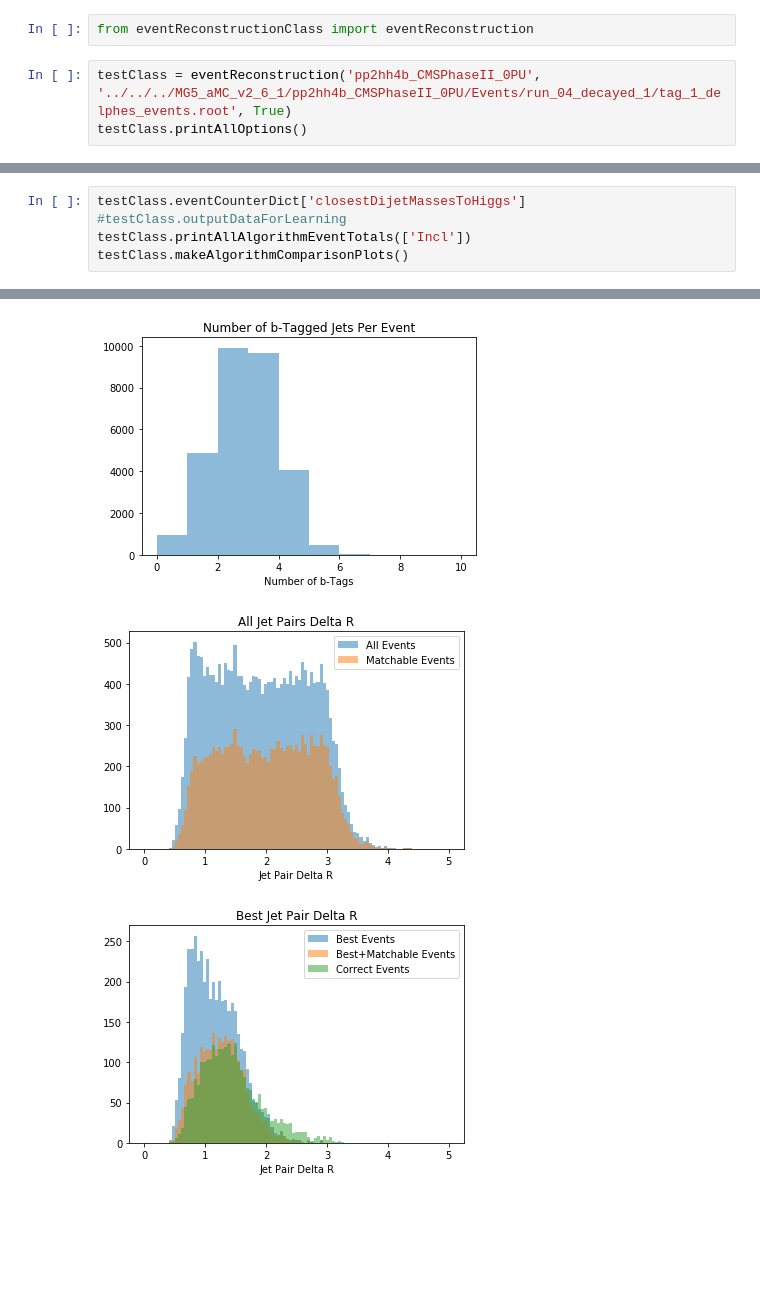
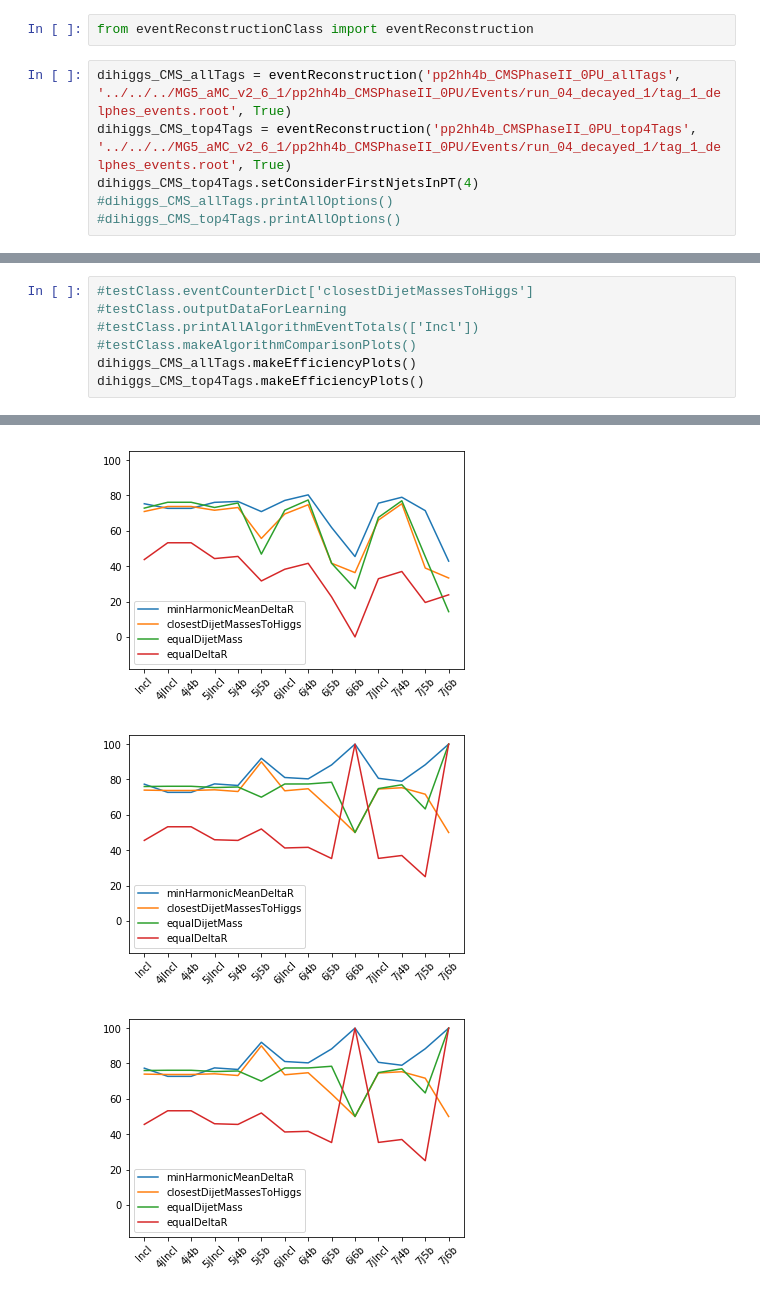
Before and after one commit to btannenw/CMS_machineLearning, a Jupyter notebook: diHiggsMLProject/higgsReconstruction/dihiggsVSqcd_comparison.ipynb, the cells around one changed output, grey strips where cells are left out. Cells and saved outputs as stored; diff of their text form; blank space fills up the shorter version.

Commit message:
added more options and efficiency plotting to event reco class. can now compare scenarios. plotting class needs lots of work

```diff
--- a/diHiggsMLProject/higgsReconstruction/dihiggsVSqcd_comparison.ipynb
+++ b/diHiggsMLProject/higgsReconstruction/dihiggsVSqcd_comparison.ipynb
@@ -1,6 +1,9 @@
 # %%
 from eventReconstructionClass import eventReconstruction
 # %%
-testClass = eventReconstruction('pp2hh4b_CMSPhaseII_0PU', '../../../MG5_aMC_v2_6_1/pp2hh4b_CMSPhaseII_0PU/Events/run_04_decayed_1/tag_1_delphes_events.root', True)
-testClass.printAllOptions()
+dihiggs_CMS_allTags = eventReconstruction('pp2hh4b_CMSPhaseII_0PU_allTags', '../../../MG5_aMC_v2_6_1/pp2hh4b_CMSPhaseII_0PU/Events/run_04_decayed_1/tag_1_delphes_events.root', True)
+dihiggs_CMS_top4Tags = eventReconstruction('pp2hh4b_CMSPhaseII_0PU_top4Tags', '../../../MG5_aMC_v2_6_1/pp2hh4b_CMSPhaseII_0PU/Events/run_04_decayed_1/tag_1_delphes_events.root', True)
+dihiggs_CMS_top4Tags.setConsiderFirstNjetsInPT(4)
+#dihiggs_CMS_allTags.printAllOptions()
+#dihiggs_CMS_top4Tags.printAllOptions()
 # %% [output]
@@ -37,6 +48,8 @@ Finished processing 30000 events...
 # %%
-testClass.eventCounterDict['closestDijetMassesToHiggs']
+#testClass.eventCounterDict['closestDijetMassesToHiggs']
 #testClass.outputDataForLearning
-testClass.printAllAlgorithmEventTotals(['Incl'])
-testClass.makeAlgorithmComparisonPlots()
+#testClass.printAllAlgorithmEventTotals(['Incl'])
+#testClass.makeAlgorithmComparisonPlots()
+dihiggs_CMS_allTags.makeEfficiencyPlots()
+dihiggs_CMS_top4Tags.makeEfficiencyPlots()
 # %% [output]
@@ -61,3 +57,3 @@ Efficiency For >= 1 Pair Matched:  77.62 %
-[figure, old version]
+[figure, new version]
-[figure, old version]
+[figure, new version]
-[figure, old version]
+[figure, new version]
```
Also changed, not shown: parts of 4 cells of this notebook, 4 other files.
